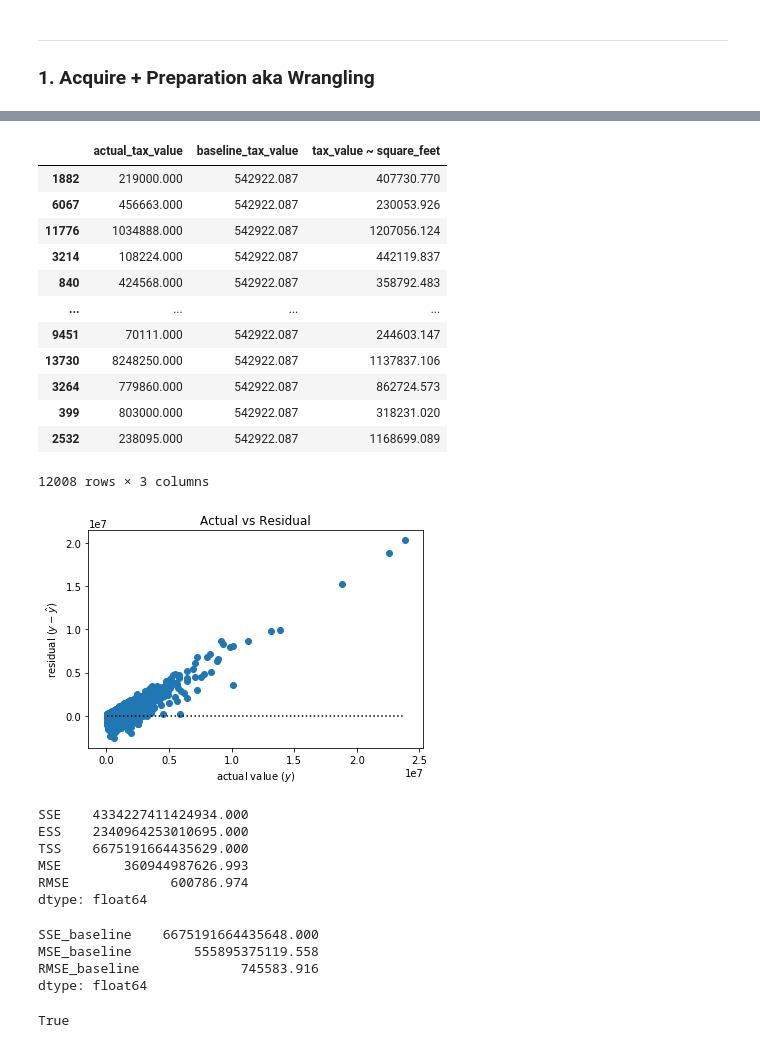
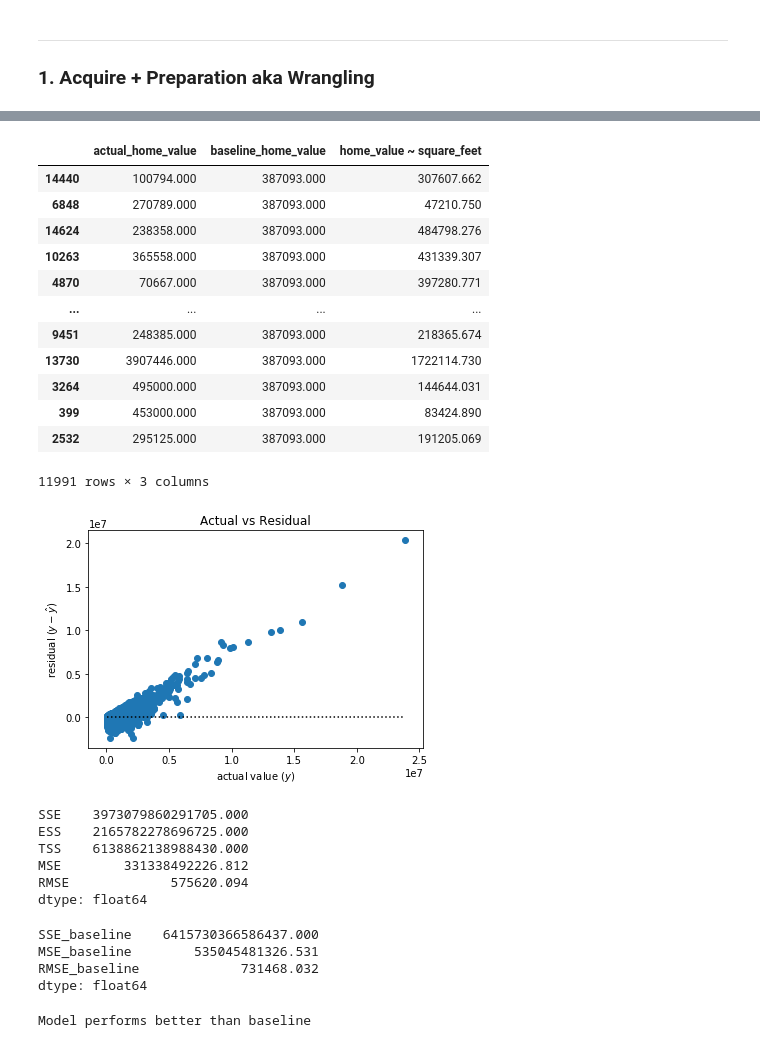
Before and after one commit to aleclhartman/zillow_project, a Jupyter notebook: zillow_project_pipeline.ipynb, the cells around one changed output, grey strips where cells are left out. Saved outputs shown, nothing was run; the diff lists cells and outputs as text; code cells hidden in the pictures.

```diff
--- a/zillow_project_pipeline.ipynb
+++ b/zillow_project_pipeline.ipynb
@@ -163,6 +153,6 @@ $H_a$: Single unit property value is dependent on square footage, number of bedr
 # %%
-train = train[["square_feet", "bedrooms", "bathrooms", "tax_value"]]
-test = test[["square_feet", "bedrooms", "bathrooms", "tax_value"]]
+train = train[["square_feet", "bedrooms", "bathrooms", "home_value"]]
+test = test[["square_feet", "bedrooms", "bathrooms", "home_value"]]
 # %%
 train
 # %% [output]
@@ -225,0 +243,6 @@ pd.options.display.float_format = '{:.3f}'.format
+# %%
+predictions = pd.DataFrame({
+    "actual_home_value": train.home_value,
+    "baseline_home_value": train.home_value.median()
+})
+predictions
@@ -227,51 +264,51 @@ pd.options.display.float_format = '{:.3f}'.format
 # feature
 X = train[["square_feet"]]
 # target
-y = train.tax_value
+y = train.home_value
 
 # 1. Make the model
 lm = sklearn.linear_model.LinearRegression()
 # 2. Fit the model
 lm.fit(X, y)
 # 3. Use the model
-predictions["tax_value ~ square_feet"] = lm.predict(X)
+predictions["home_value ~ square_feet"] = lm.predict(X)
 predictions
 # %% [output]
-|  | actual_tax_value | baseline_tax_value | tax_value ~ square_feet |
-| 1882 | 219000.000 | 542922.087 | 407730.770 |
-| 6067 | 456663.000 | 542922.087 | 230053.926 |
-| 11776 | 1034888.000 | 542922.087 | 1207056.124 |
-| 3214 | 108224.000 | 542922.087 | 442119.837 |
-| 840 | 424568.000 | 542922.087 | 358792.483 |
+|  | actual_home_value | baseline_home_value | home_value ~ square_feet |
+| 14440 | 100794.000 | 387093.000 | 307607.662 |
+| 6848 | 270789.000 | 387093.000 | 47210.750 |
+| 14624 | 238358.000 | 387093.000 | 484798.276 |
+| 10263 | 365558.000 | 387093.000 | 431339.307 |
+| 4870 | 70667.000 | 387093.000 | 397280.771 |
 | ... | ... | ... | ... |
-| 9451 | 70111.000 | 542922.087 | 244603.147 |
-| 13730 | 8248250.000 | 542922.087 | 1137837.106 |
-| 3264 | 779860.000 | 542922.087 | 862724.573 |
-| 399 | 803000.000 | 542922.087 | 318231.020 |
-| 2532 | 238095.000 | 542922.087 | 1168699.089 |
+| 9451 | 248385.000 | 387093.000 | 218365.674 |
+| 13730 | 3907446.000 | 387093.000 | 1722114.730 |
+| 3264 | 495000.000 | 387093.000 | 144644.031 |
+| 399 | 453000.000 | 387093.000 | 83424.890 |
+| 2532 | 295125.000 | 387093.000 | 191205.069 |
-12008 rows × 3 columns
+11991 rows × 3 columns
 # %%
-ev.plot_residuals(predictions.actual_tax_value, predictions["tax_value ~ square_feet"])
+ev.plot_residuals(predictions.actual_home_value, predictions["home_value ~ square_feet"])
 plt.show()
 # %% [output]
-[figure, old version]
+[figure, new version]
 # %%
-ev.regression_errors(predictions.actual_tax_value, predictions["tax_value ~ square_feet"], predictions)
+ev.regression_errors(predictions.actual_home_value, predictions["home_value ~ square_feet"], predictions)
 # %% [output]
-SSE    4334227411424934.000
-ESS    2340964253010695.000
-TSS    6675191664435629.000
-MSE        360944987626.993
-RMSE             600786.974
+SSE    3973079860291705.000
+ESS    2165782278696725.000
+TSS    6138862138988430.000
+MSE        331338492226.812
+RMSE             575620.094
 dtype: float64
 # %%
-ev.baseline_mean_errors(predictions.actual_tax_value, predictions.baseline_tax_value, predictions)
+ev.baseline_errors(predictions.actual_home_value, predictions.baseline_home_value, predictions)
 # %% [output]
-SSE_baseline    6675191664435648.000
-MSE_baseline        555895375119.558
-RMSE_baseline             745583.916
+SSE_baseline    6415730366586437.000
+MSE_baseline        535045481326.531
+RMSE_baseline             731468.032
 dtype: float64
 # %%
-ev.better_than_baseline(predictions.actual_tax_value, predictions["tax_value ~ square_feet"], predictions.baseline_tax_value, predictions)
+ev.better_than_baseline(predictions.actual_home_value, predictions["home_value ~ square_feet"], predictions.baseline_home_value, predictions)
 # %% [output]
-True
+Model performs better than baseline
```
Also changed, not shown: parts of 43 cells of this notebook, 2 other files.
